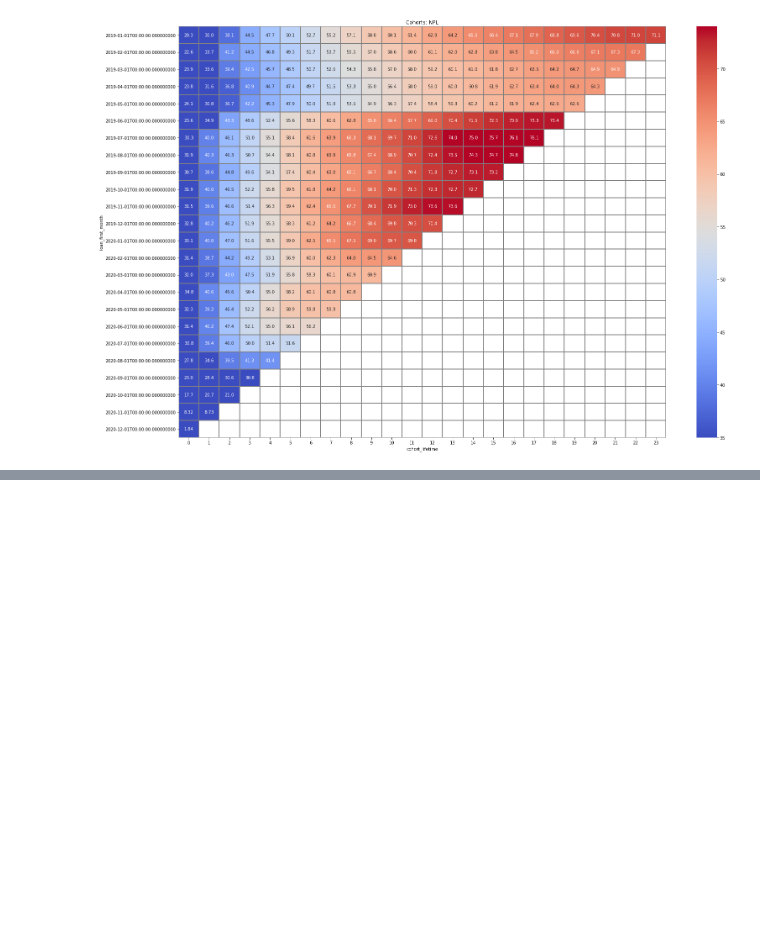
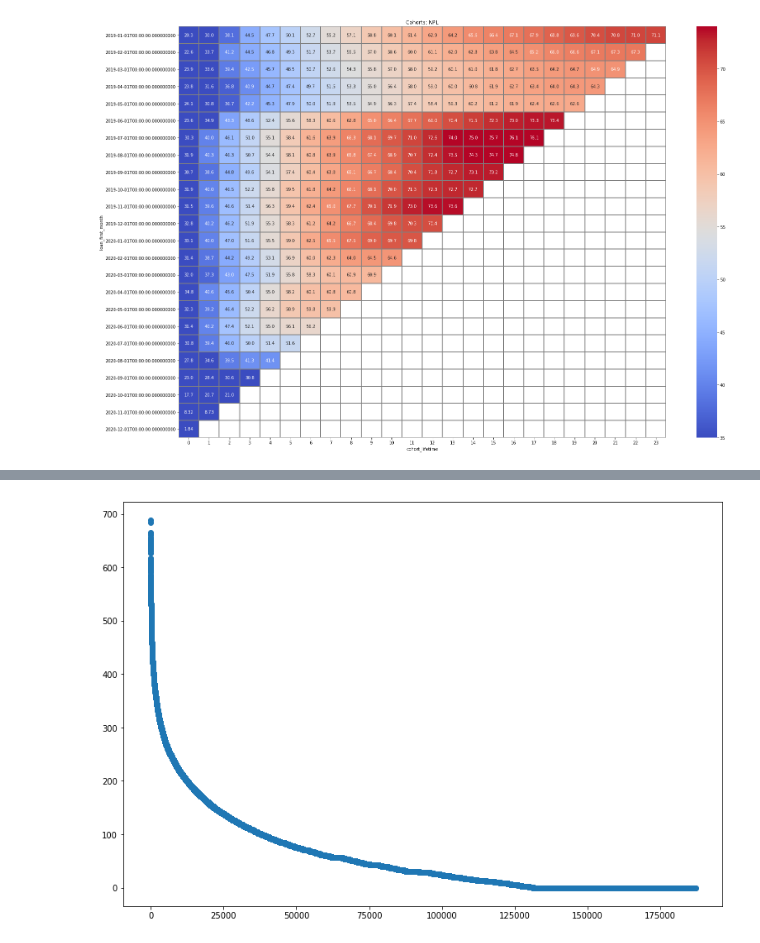
Before and after one commit to g0vn0c0d3r/da, a Jupyter notebook: LIME/LIME_final.ipynb, the cells around one changed output, grey strips where cells are left out. Cells and saved outputs as stored; diff of their text form; code cells hidden in the pictures; blank space fills up the shorter version.

```diff
--- a/LIME/LIME_final.ipynb
+++ b/LIME/LIME_final.ipynb
@@ -1185,0 +1252,6 @@ sns.heatmap(rt_pivot, annot=True, fmt='.3', linewidths=1,
+# %%
+x_values = pd.Series(range(0,len(bb)))
+plt.figure(figsize=(13, 9));
+plt.scatter(x_values, bb['real_term']);
+# %% [output]
+[figure, added]
```
Also changed, not shown: parts of 19 cells of this notebook, 2 other files.
